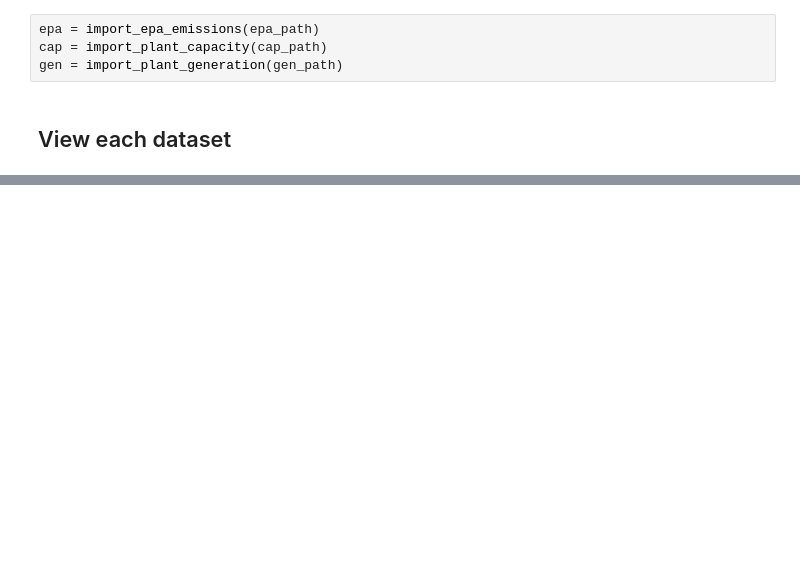
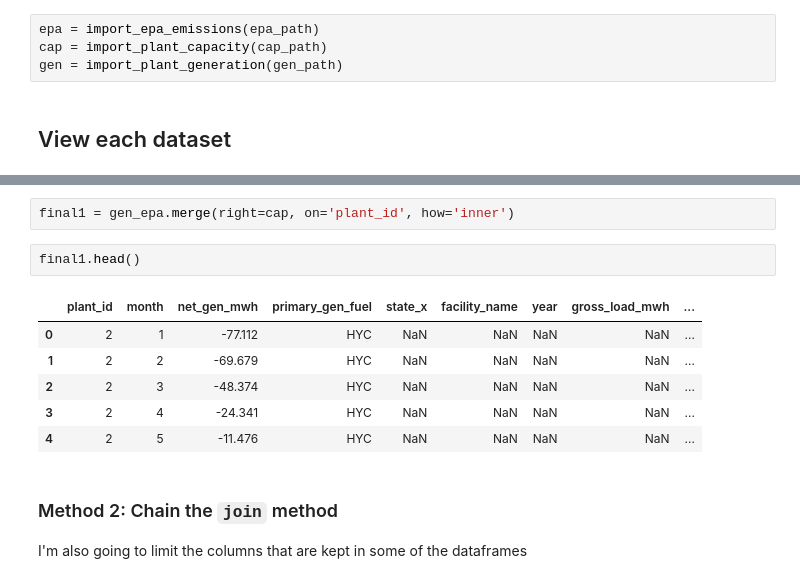
Before and after one commit to gschivley/python-data-analysis-class, a Jupyter notebook: notebooks/Pandas/3 - Combine data.ipynb, the cells around one changed output, grey strips where cells are left out. Drawn from its saved outputs; the diff is of its cells as text; blank space fills up the shorter version.

```diff
--- a/notebooks/Pandas/3 - Combine data.ipynb
+++ b/notebooks/Pandas/3 - Combine data.ipynb
@@ -64,0 +94,14 @@ cap.head()
+# %%
+final1 = gen_epa.merge(right=cap, on='plant_id', how='inner')
+# %%
+final1.head()
+# %% [output]
+|  | plant_id | month | net_gen_mwh | primary_gen_fuel | state_x | facility_name | year | gross_load_mwh | ... |
+| 0 | 2 | 1 | -77.112 | HYC | NaN | NaN | NaN | NaN | ... |
+| 1 | 2 | 2 | -69.679 | HYC | NaN | NaN | NaN | NaN | ... |
+| 2 | 2 | 3 | -48.374 | HYC | NaN | NaN | NaN | NaN | ... |
+| 3 | 2 | 4 | -24.341 | HYC | NaN | NaN | NaN | NaN | ... |
+| 4 | 2 | 5 | -11.476 | HYC | NaN | NaN | NaN | NaN | ... |
+# %% [markdown]
+### Method 2: Chain the `join` method
+I'm also going to limit the columns that are kept in some of the dataframes
```
Also changed, not shown: parts of 27 cells of this notebook.
